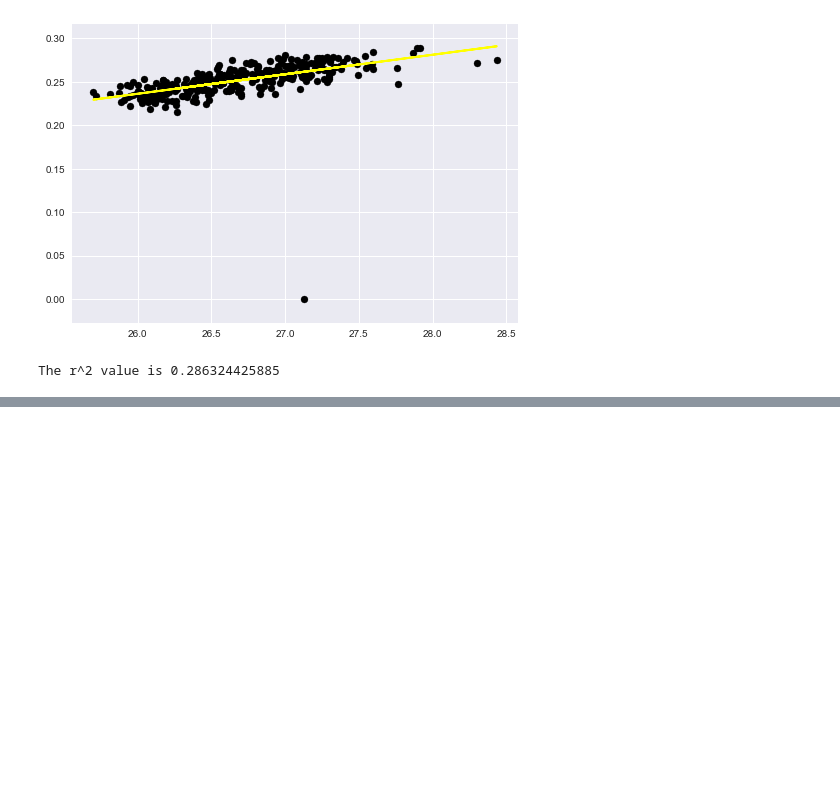
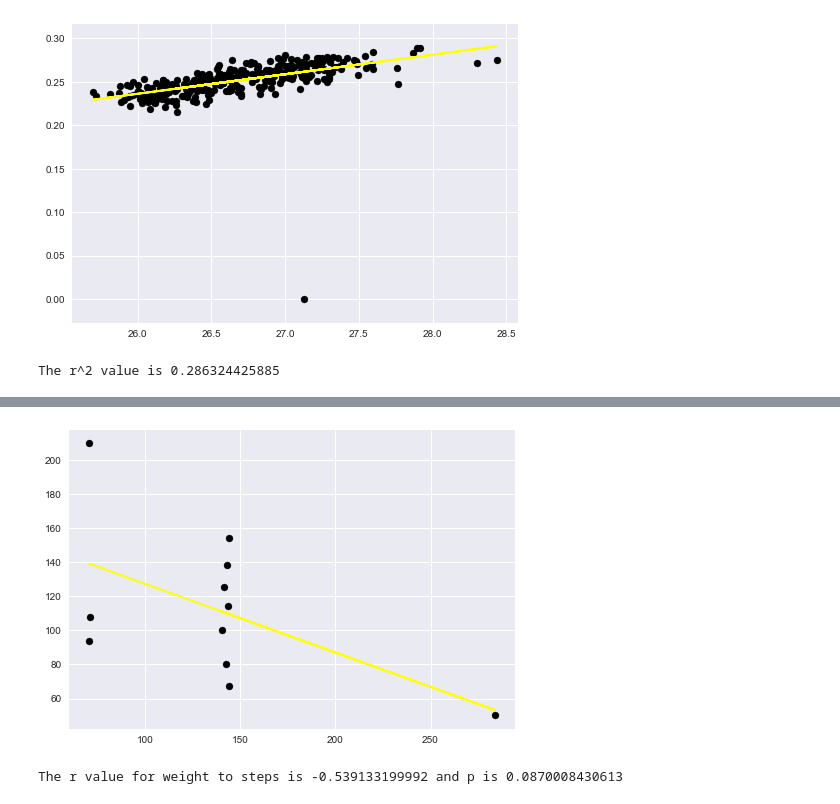
Before and after one commit to OngoDSS/Notebooks, a Jupyter notebook: sebastian_ongo.ipynb, the cells around one changed output, grey strips where cells are left out. Drawn from its saved outputs; the diff is of its cells as text; code cells hidden in the pictures; blank space fills up the shorter version.

```diff
--- a/sebastian_ongo.ipynb
+++ b/sebastian_ongo.ipynb
@@ -136,0 +212,2 @@ The r value is 0.535092913319 and p is 1.08134572081e-25
+# %%
+weight_to_steps = prepare_table('health-weight', 'health-step-count')
@@ -137,3 +225,11 @@ The r value is 0.535092913319 and p is 1.08134572081e-25
+# %%
+r, p = plotter(weight_to_steps)
+# %% [output]
+[figure, added]
+# %%
+print ("The r value for weight to steps is {} and p is {}".format(r, p))
+# %% [output]
+The r value for weight to steps is -0.539133199992 and p is 0.0870008430613
 # %%
 x = np.asarray([float(bmi['bmi'][i]) for i in range(len(bmi['bmi']))])
 y = np.asarray([float(bmi['bodyfat'][i]) for i in range(len(bmi['bodyfat']))])
```
Also changed, not shown: parts of 8 cells of this notebook.
